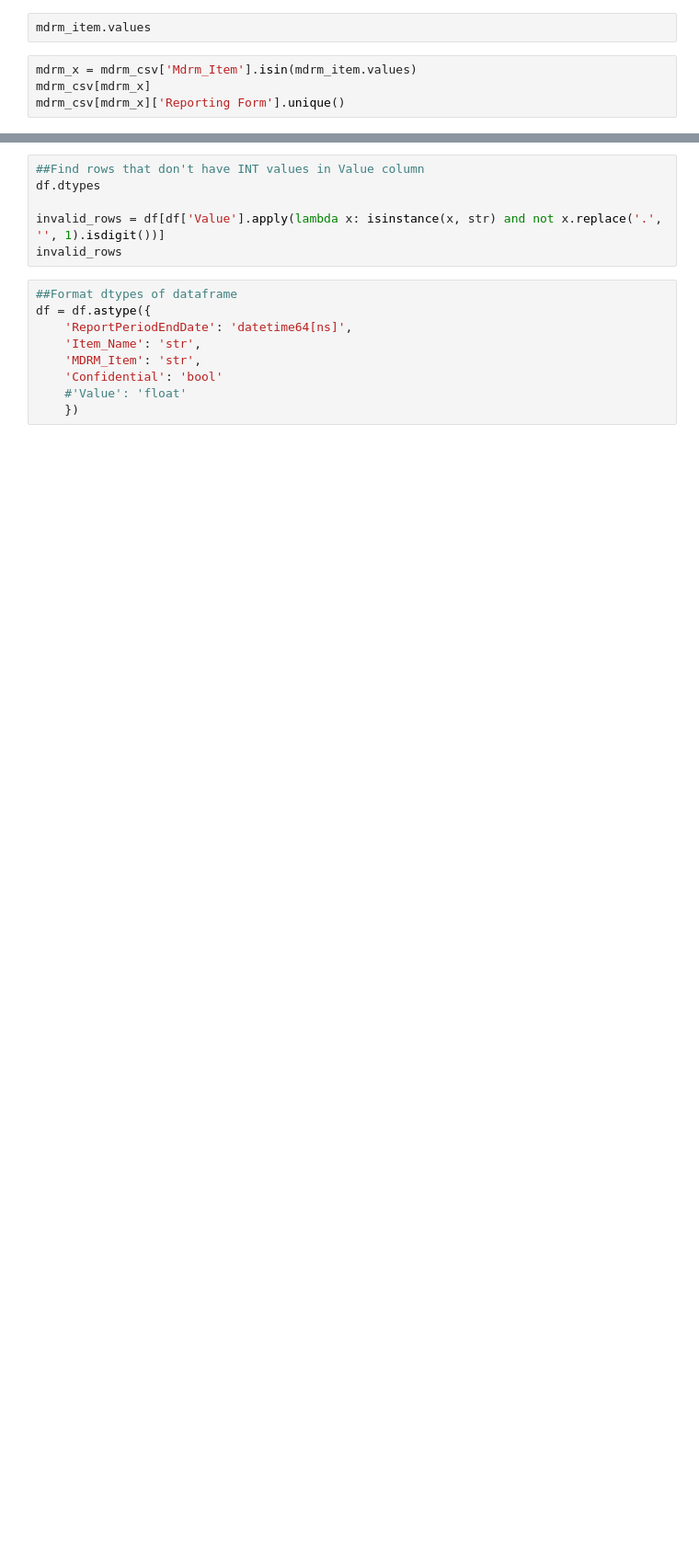
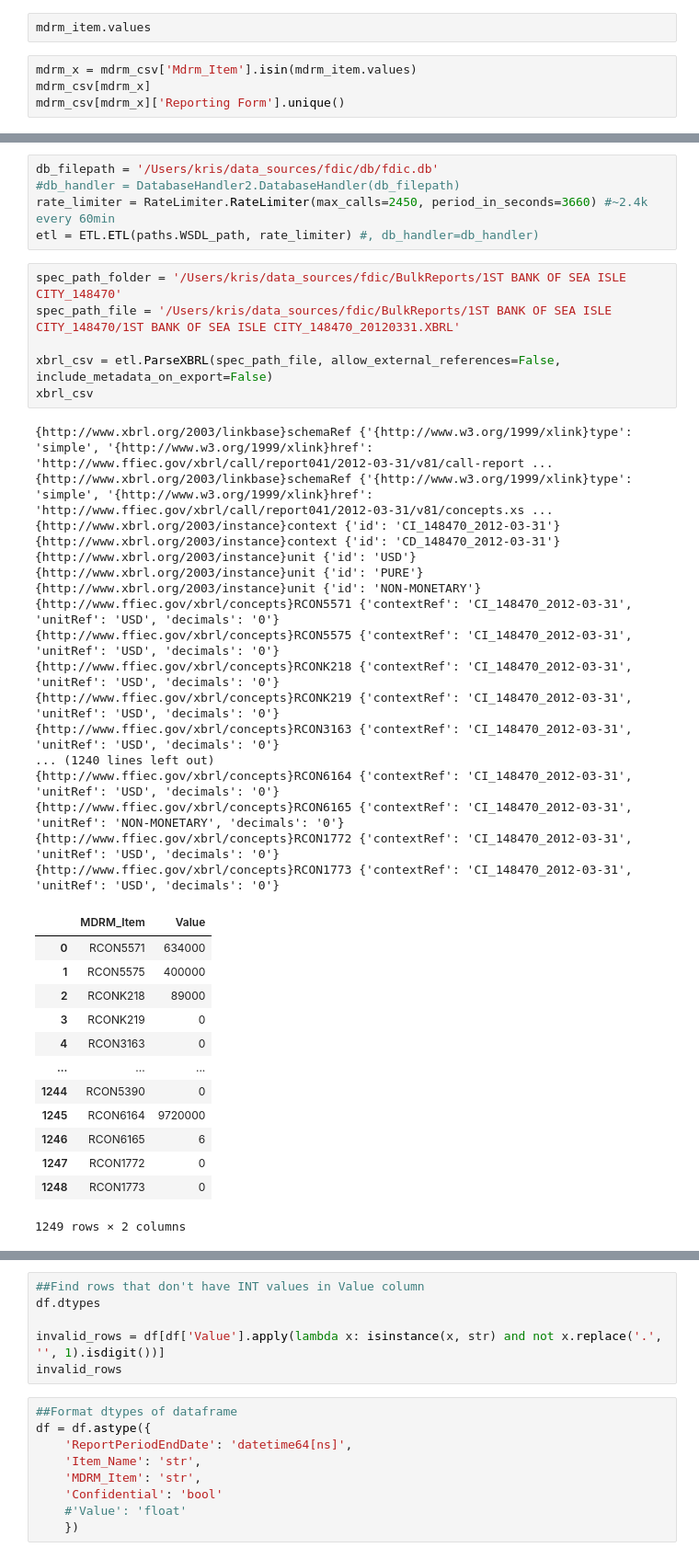
Before and after one commit to krisLB/ffiec-xbrl, a Jupyter notebook: main.ipynb, the cells around one changed output, grey strips where cells are left out. Shown at 92% size. Saved outputs shown, nothing was run; the diff lists cells and outputs as text; blank space fills up the shorter version.

```diff
--- a/main.ipynb
+++ b/main.ipynb
@@ -306,0 +326,42 @@ mdrm_csv[mdrm_x]['Reporting Form'].unique()
+# %%
+db_filepath = '/Users/kris/data_sources/fdic/db/fdic.db'
+#db_handler = DatabaseHandler2.DatabaseHandler(db_filepath)
+rate_limiter = RateLimiter.RateLimiter(max_calls=2450, period_in_seconds=3660) #~2.4k every 60min
+etl = ETL.ETL(paths.WSDL_path, rate_limiter) #, db_handler=db_handler)
+# %%
+spec_path_folder = '/Users/kris/data_sources/fdic/BulkReports/1ST BANK OF SEA ISLE CITY_148470'
+spec_path_file = '/Users/kris/data_sources/fdic/BulkReports/1ST BANK OF SEA ISLE CITY_148470/1ST BANK OF SEA ISLE CITY_148470_20120331.XBRL'
+
+xbrl_csv = etl.ParseXBRL(spec_path_file, allow_external_references=False, include_metadata_on_export=False)
+xbrl_csv
+# %% [output]
+{http://www.xbrl.org/2003/linkbase}schemaRef {'{http://www.w3.org/1999/xlink}type': 'simple', '{http://www.w3.org/1999/xlink}href': 'http://www.ffiec.gov/xbrl/call/report041/2012-03-31/v81/call-report ...
+{http://www.xbrl.org/2003/linkbase}schemaRef {'{http://www.w3.org/1999/xlink}type': 'simple', '{http://www.w3.org/1999/xlink}href': 'http://www.ffiec.gov/xbrl/call/report041/2012-03-31/v81/concepts.xs ...
+{http://www.xbrl.org/2003/instance}context {'id': 'CI_148470_2012-03-31'}
+{http://www.xbrl.org/2003/instance}context {'id': 'CD_148470_2012-03-31'}
+{http://www.xbrl.org/2003/instance}unit {'id': 'USD'}
+{http://www.xbrl.org/2003/instance}unit {'id': 'PURE'}
+{http://www.xbrl.org/2003/instance}unit {'id': 'NON-MONETARY'}
+{http://www.ffiec.gov/xbrl/concepts}RCON5571 {'contextRef': 'CI_148470_2012-03-31', 'unitRef': 'USD', 'decimals': '0'}
+{http://www.ffiec.gov/xbrl/concepts}RCON5575 {'contextRef': 'CI_148470_2012-03-31', 'unitRef': 'USD', 'decimals': '0'}
+{http://www.ffiec.gov/xbrl/concepts}RCONK218 {'contextRef': 'CI_148470_2012-03-31', 'unitRef': 'USD', 'decimals': '0'}
+{http://www.ffiec.gov/xbrl/concepts}RCONK219 {'contextRef': 'CI_148470_2012-03-31', 'unitRef': 'USD', 'decimals': '0'}
+{http://www.ffiec.gov/xbrl/concepts}RCON3163 {'contextRef': 'CI_148470_2012-03-31', 'unitRef': 'USD', 'decimals': '0'}
+... (1240 lines left out)
+{http://www.ffiec.gov/xbrl/concepts}RCON6164 {'contextRef': 'CI_148470_2012-03-31', 'unitRef': 'USD', 'decimals': '0'}
+{http://www.ffiec.gov/xbrl/concepts}RCON6165 {'contextRef': 'CI_148470_2012-03-31', 'unitRef': 'NON-MONETARY', 'decimals': '0'}
+{http://www.ffiec.gov/xbrl/concepts}RCON1772 {'contextRef': 'CI_148470_2012-03-31', 'unitRef': 'USD', 'decimals': '0'}
+{http://www.ffiec.gov/xbrl/concepts}RCON1773 {'contextRef': 'CI_148470_2012-03-31', 'unitRef': 'USD', 'decimals': '0'}
+|  | MDRM_Item | Value |
+| 0 | RCON5571 | 634000 |
+| 1 | RCON5575 | 400000 |
+| 2 | RCONK218 | 89000 |
+| 3 | RCONK219 | 0 |
+| 4 | RCON3163 | 0 |
+| ... | ... | ... |
+| 1244 | RCON5390 | 0 |
+| 1245 | RCON6164 | 9720000 |
+| 1246 | RCON6165 | 6 |
+| 1247 | RCON1772 | 0 |
+| 1248 | RCON1773 | 0 |
+1249 rows × 2 columns
```
Also changed, not shown: parts of 15 cells of this notebook, 2 other files.
